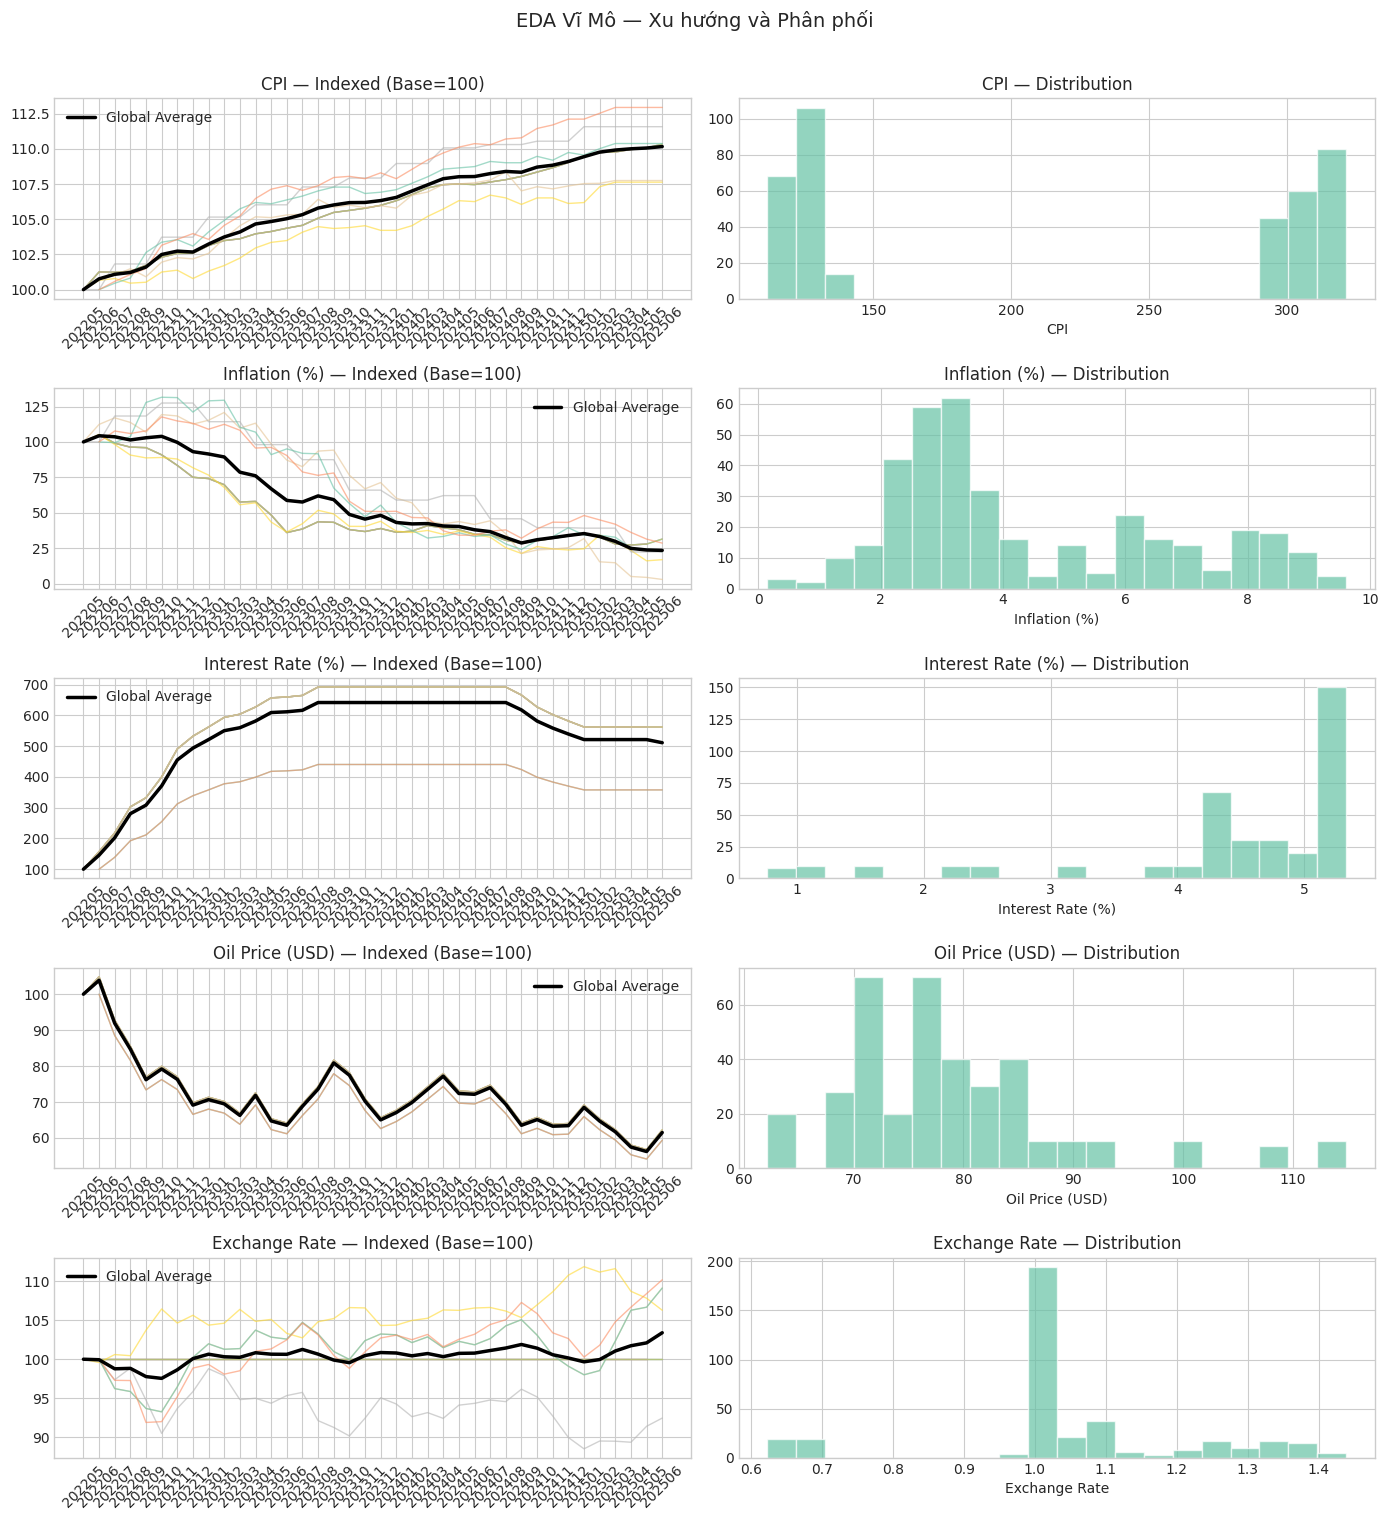
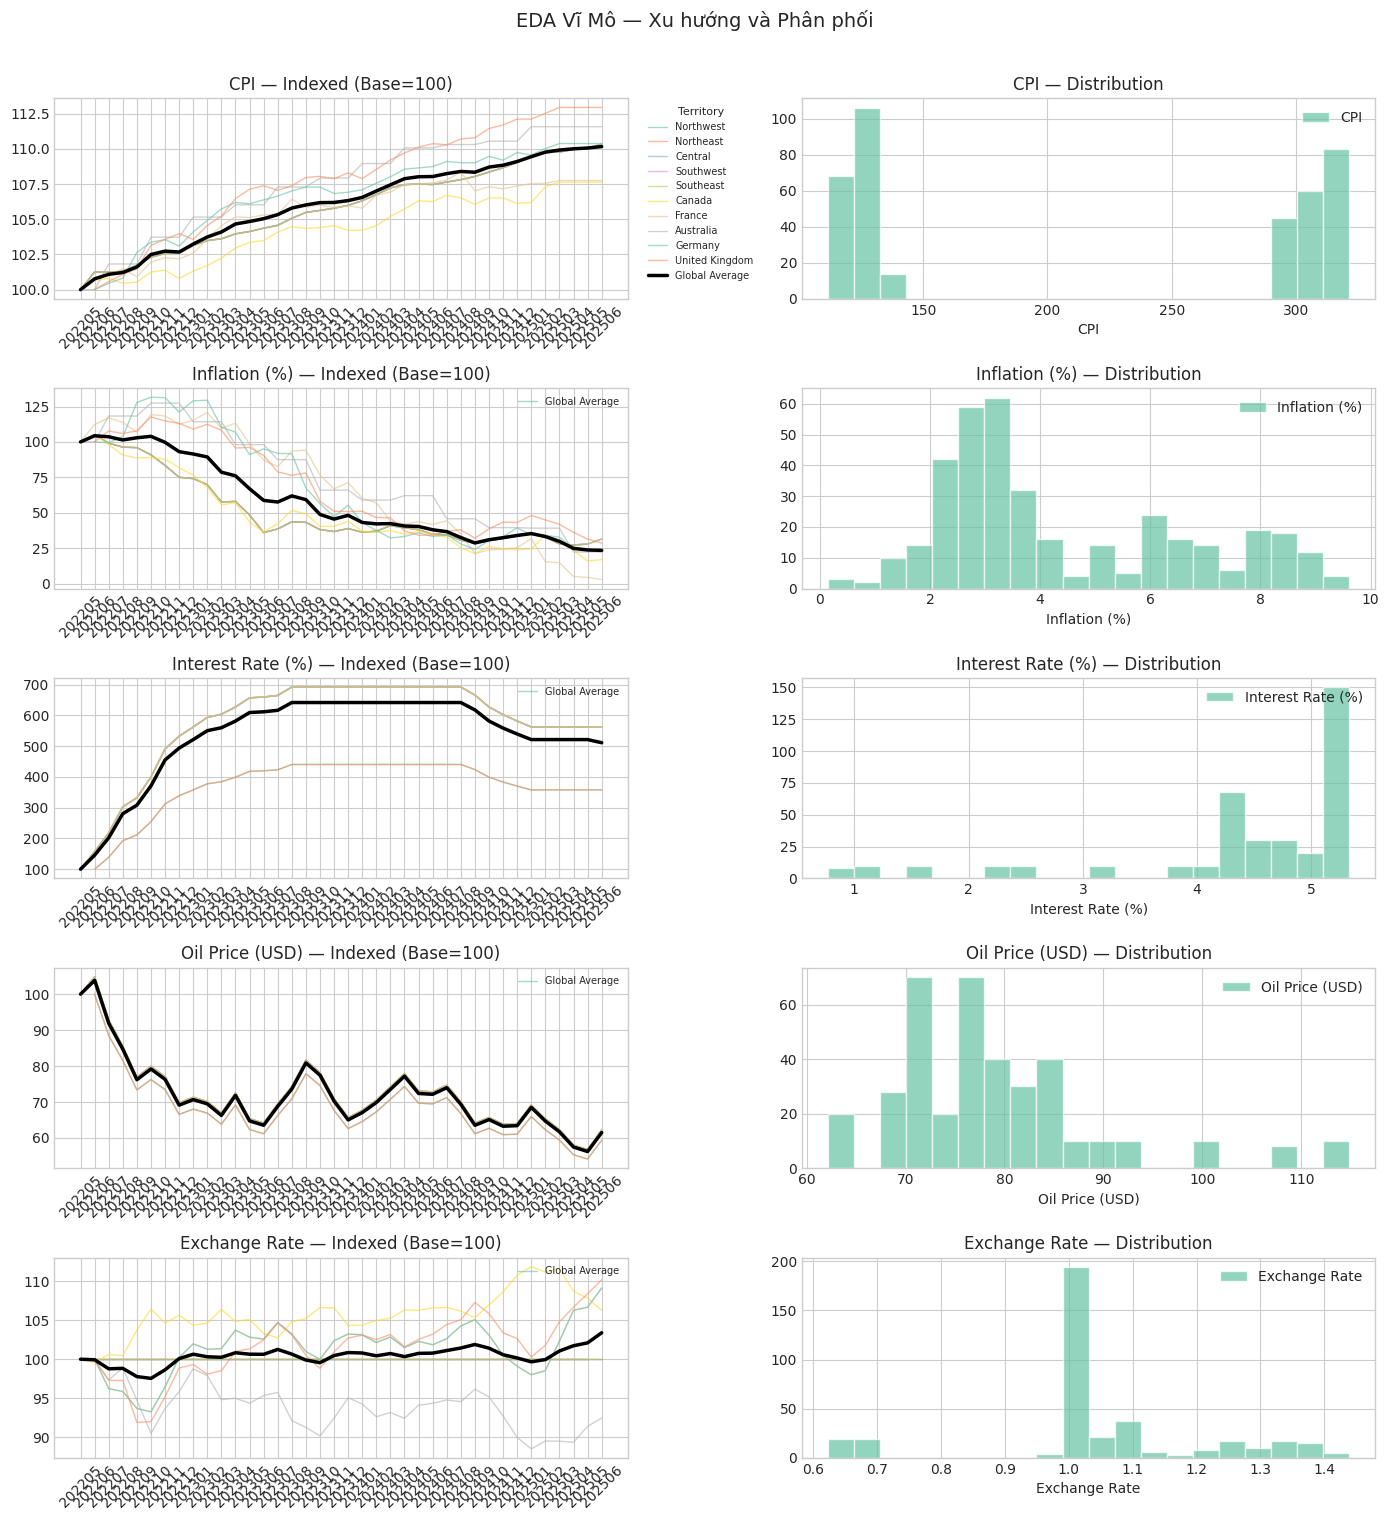
The change to this notebook cell's code, shown as a diff; its figure went from the first image to the second:
--- before
+++ after
@@ -22,15 +22,20 @@
     for tid in df_idx['territory_id'].unique():
         sub = df_idx[df_idx['territory_id'] == tid].dropna(subset=[var + '_idx'])
-        ax.plot(sub['month_key'], sub[var + '_idx'], lw=1, alpha=0.6)
+        tname = territory_names.get(tid, f'T{tid}')
+        ax.plot(sub['month_key'], sub[var + '_idx'], lw=1, alpha=0.6, label=tname)
     ax.plot(monthly_avg.index, monthly_avg[var + '_idx'], color='black', lw=2.5, label='Global Average')
     ax.set_title(f'{label} — Indexed (Base=100)')
     ax.tick_params(axis='x', rotation=45)
-    ax.legend()
+    if i == 0:
+        ax.legend(title='Territory', bbox_to_anchor=(1.02, 1), loc='upper left', fontsize=7, title_fontsize=8)
+    else:
+        ax.legend(['Global Average'], loc='upper right', fontsize=7)
 
     # Right: distribution
     ax = axes[i, 1]
-    ax.hist(df_idx[var].dropna(), bins=20, edgecolor='white', alpha=0.7)
+    ax.hist(df_idx[var].dropna(), bins=20, edgecolor='white', alpha=0.7, label=label)
     ax.set_title(f'{label} — Distribution')
     ax.set_xlabel(label)
+    ax.legend(loc='upper right')
 
 plt.suptitle('EDA Vĩ Mô — Xu hướng và Phân phối', fontsize=14, y=1.01)

Commit: modify EDA